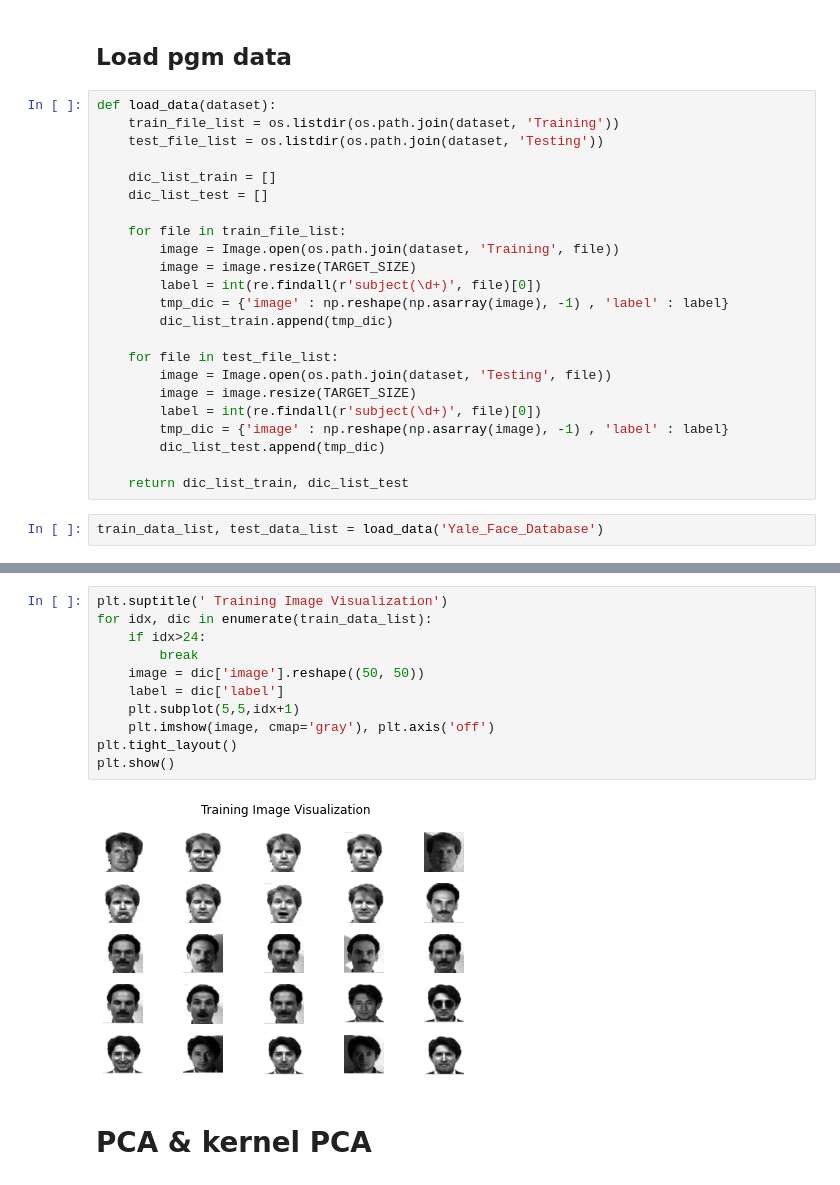
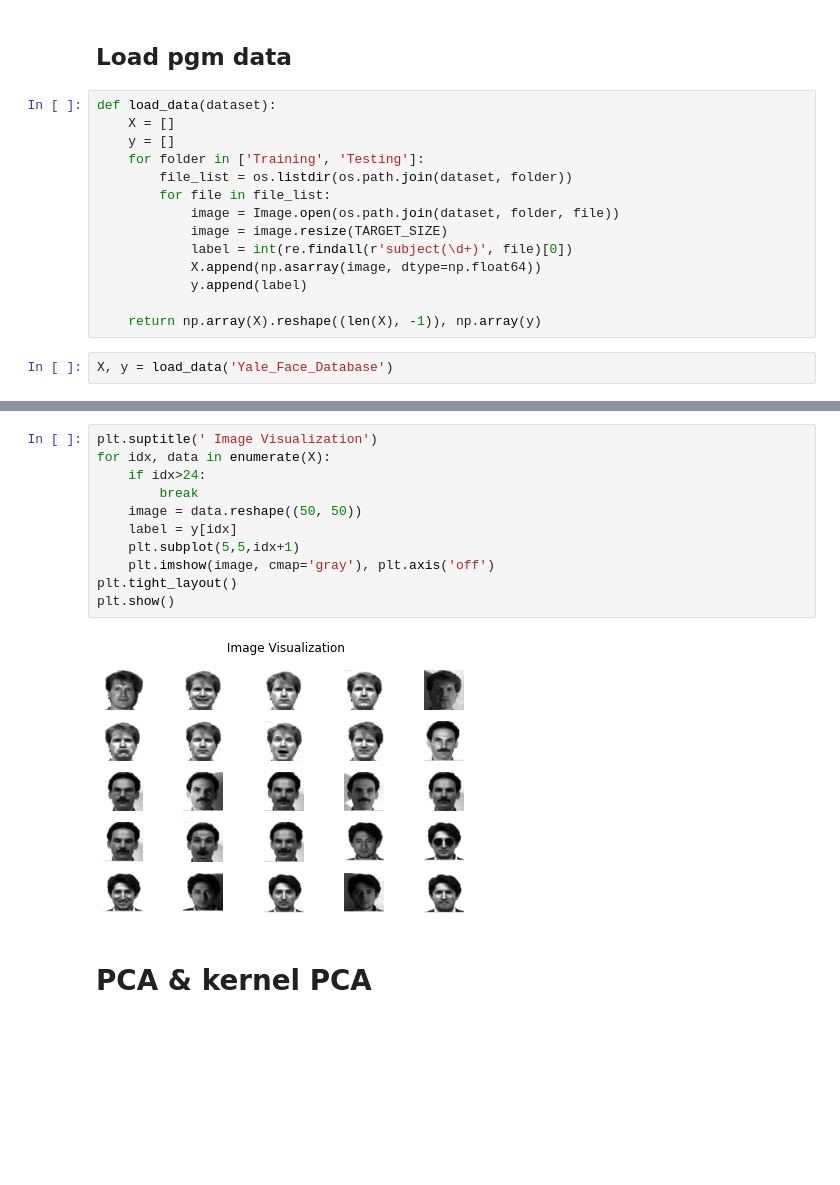
Before and after one commit to jeffchengtw/Machine-Learning, a Jupyter notebook: hw7_PCA-LDA-Task1.ipynb, the cells around one changed output, grey strips where cells are left out. Cells and saved outputs as stored; diff of their text form; blank space fills up the shorter version.

```diff
--- a/hw7_PCA-LDA-Task1.ipynb
+++ b/hw7_PCA-LDA-Task1.ipynb
@@ -17,26 +17,17 @@ SUBJECT = 11
 ## Load pgm data
 # %%
 def load_data(dataset):
-    train_file_list = os.listdir(os.path.join(dataset, 'Training'))
-    test_file_list = os.listdir(os.path.join(dataset, 'Testing'))
+    X = []
+    y = []
+    for folder in ['Training', 'Testing']:
+        file_list = os.listdir(os.path.join(dataset, folder))
+        for file in file_list:
+            image = Image.open(os.path.join(dataset, folder, file))
+            image = image.resize(TARGET_SIZE)
+            label = int(re.findall(r'subject(\d+)', file)[0])
+            X.append(np.asarray(image, dtype=np.float64))
+            y.append(label)
 
-    dic_list_train = []
-    dic_list_test = []
-
-    for file in train_file_list:
-        image = Image.open(os.path.join(dataset, 'Training', file))
-        image = image.resize(TARGET_SIZE)
-        label = int(re.findall(r'subject(\d+)', file)[0])
-        tmp_dic = {'image' : np.reshape(np.asarray(image), -1) , 'label' : label}
-        dic_list_train.append(tmp_dic)
-
-    for file in test_file_list:
-        image = Image.open(os.path.join(dataset, 'Testing', file))
-        image = image.resize(TARGET_SIZE)
-        label = int(re.findall(r'subject(\d+)', file)[0])
-        tmp_dic = {'image' : np.reshape(np.asarray(image), -1) , 'label' : label}
-        dic_list_test.append(tmp_dic)
-
-    return dic_list_train, dic_list_test
+    return np.array(X).reshape((len(X), -1)), np.array(y)
 # %%
-train_data_list, test_data_list = load_data('Yale_Face_Database')
+X, y = load_data('Yale_Face_Database')
@@ -51,16 +34,16 @@ all_data = all_data.astype('float64')
 # %%
-plt.suptitle(' Training Image Visualization')
-for idx, dic in enumerate(train_data_list):
+plt.suptitle(' Image Visualization')
+for idx, data in enumerate(X):
     if idx>24:
         break
-    image = dic['image'].reshape((50, 50))
-    label = dic['label']
+    image = data.reshape((50, 50))
+    label = y[idx]
     plt.subplot(5,5,idx+1)
     plt.imshow(image, cmap='gray'), plt.axis('off')
 plt.tight_layout()
 plt.show()
 # %% [output]
-[figure, old version]
+[figure, new version]
 # %% [markdown]
 # PCA & kernel PCA
 # %% [markdown]
```
Also changed, not shown: parts of 8 cells of this notebook.
